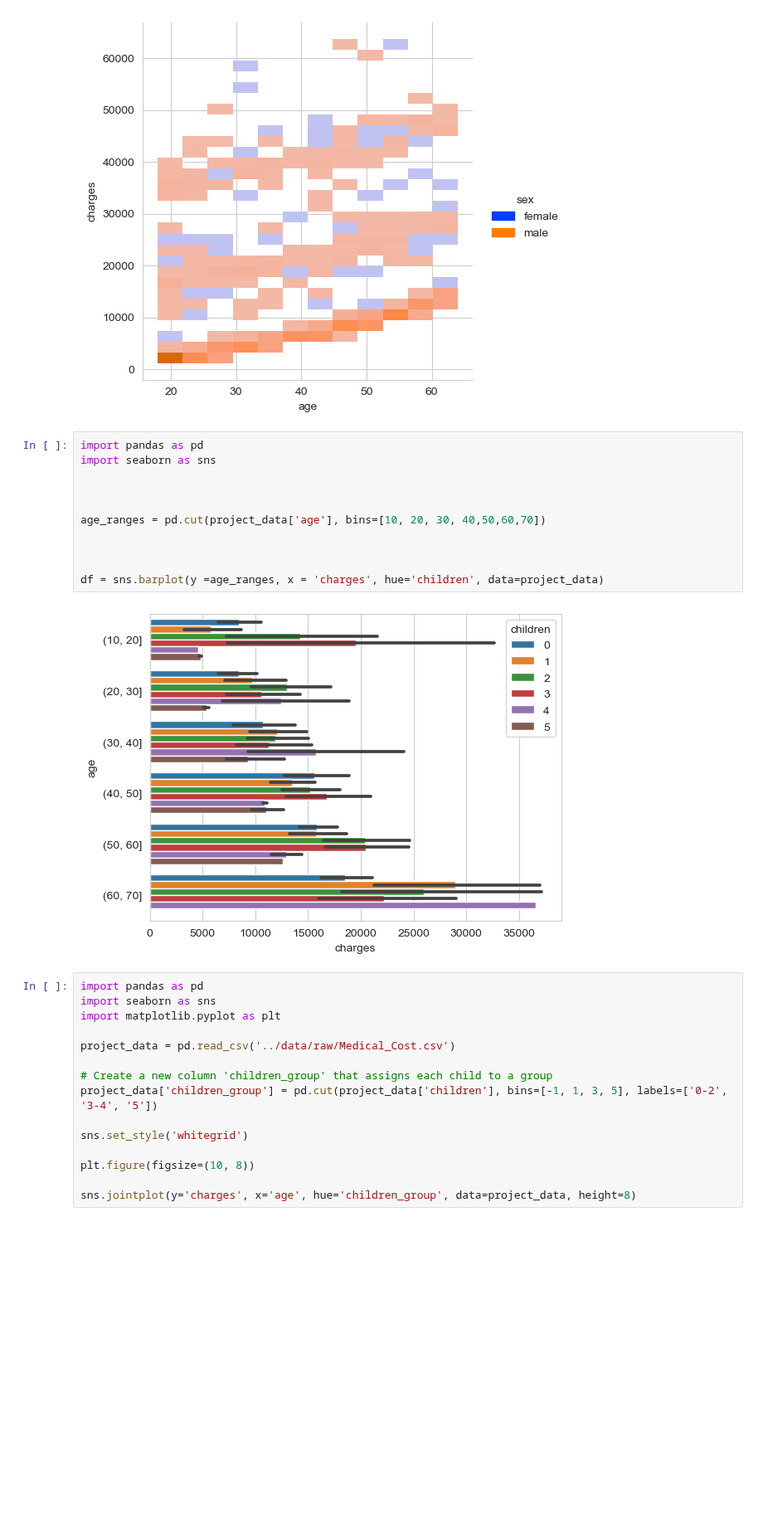
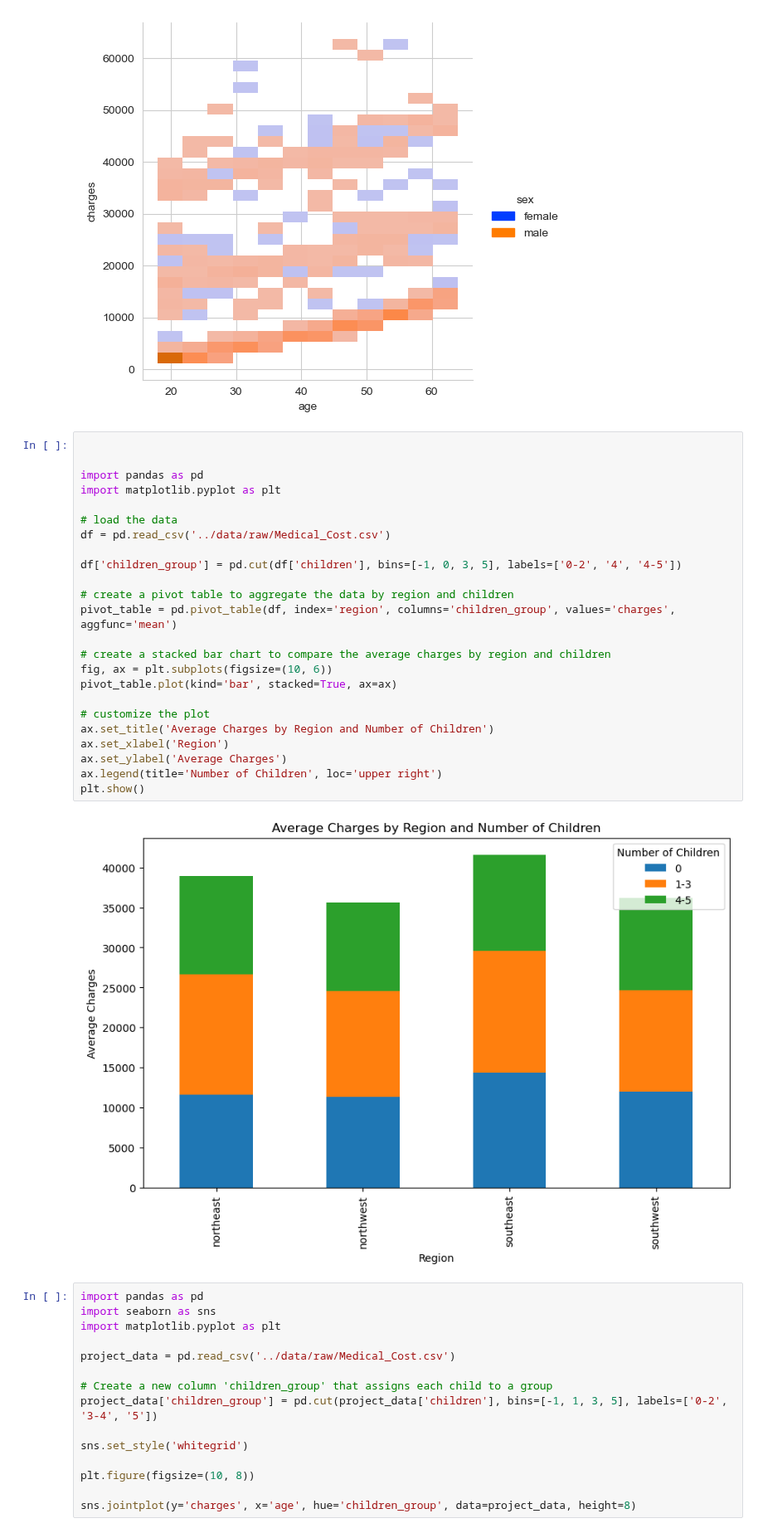
Before and after one commit to ubco-W2022T2-data301/project-group-group40, a Jupyter notebook: analysis/analysis1.ipynb, the cells around one changed output. Shown at 83% size. Saved outputs shown, nothing was run; the diff lists cells and outputs as text; blank space fills up the shorter version.

```diff
--- a/analysis/analysis1.ipynb
+++ b/analysis/analysis1.ipynb
@@ -32,19 +32,32 @@ sns.set_style('whitegrid')
 df = sns.displot(x='age', hue = 'sex', y='charges', data=project_data, palette='bright')
 # %% [output]
 [figure]
-# %%
-import pandas as pd
-import seaborn as sns
-
-
-
-age_ranges = pd.cut(project_data['age'], bins=[10, 20, 30, 40,50,60,70])
-
-
-
-df = sns.barplot(y =age_ranges, x = 'charges', hue='children', data=project_data)
-# %% [output]
-[figure, removed]
+# %%
+
+
+import pandas as pd
+import matplotlib.pyplot as plt
+
+# load the data
+df = pd.read_csv('../data/raw/Medical_Cost.csv')
+
+df['children_group'] = pd.cut(df['children'], bins=[-1, 0, 3, 5], labels=['0-2', '4', '4-5'])
+
+# create a pivot table to aggregate the data by region and children
+pivot_table = pd.pivot_table(df, index='region', columns='children_group', values='charges', aggfunc='mean')
+
+# create a stacked bar chart to compare the average charges by region and children
+fig, ax = plt.subplots(figsize=(10, 6))
+pivot_table.plot(kind='bar', stacked=True, ax=ax)
+
+# customize the plot
+ax.set_title('Average Charges by Region and Number of Children')
+ax.set_xlabel('Region')
+ax.set_ylabel('Average Charges')
+ax.legend(title='Number of Children', loc='upper right')
+plt.show()
+# %% [output]
+[figure, added]
 # %%
 import pandas as pd
 import seaborn as sns
```
Also changed, not shown: 2 other files.
